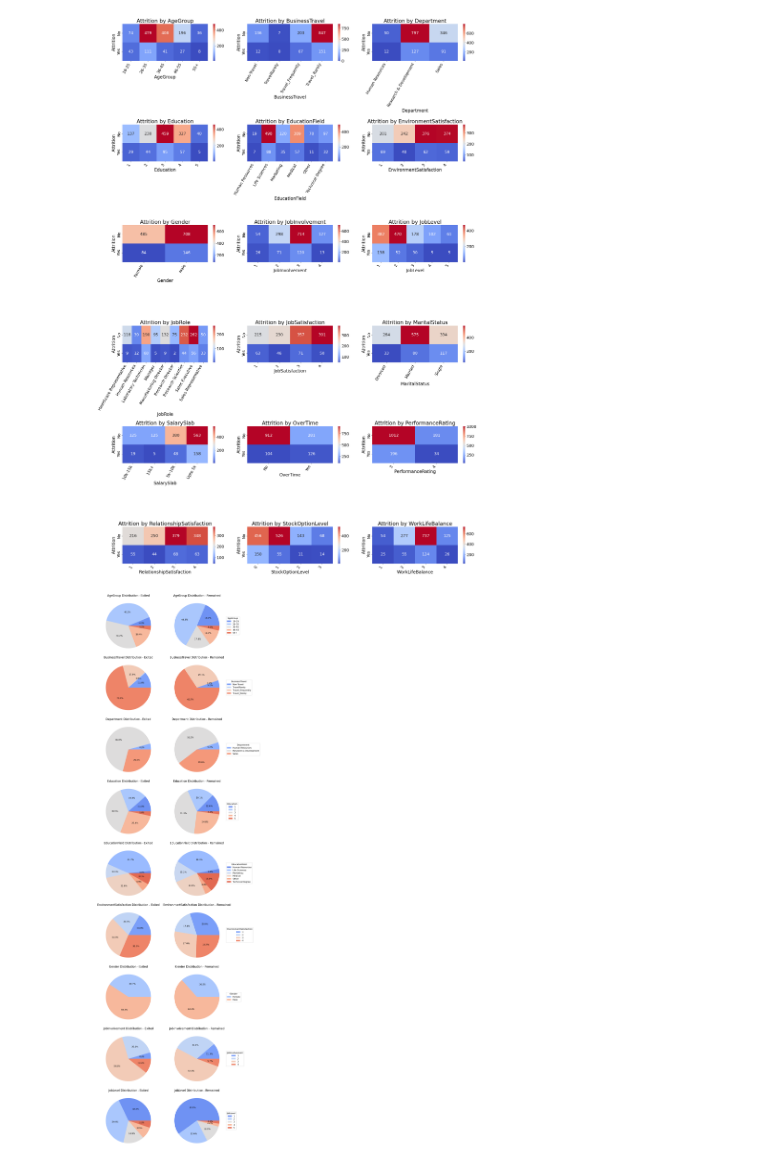
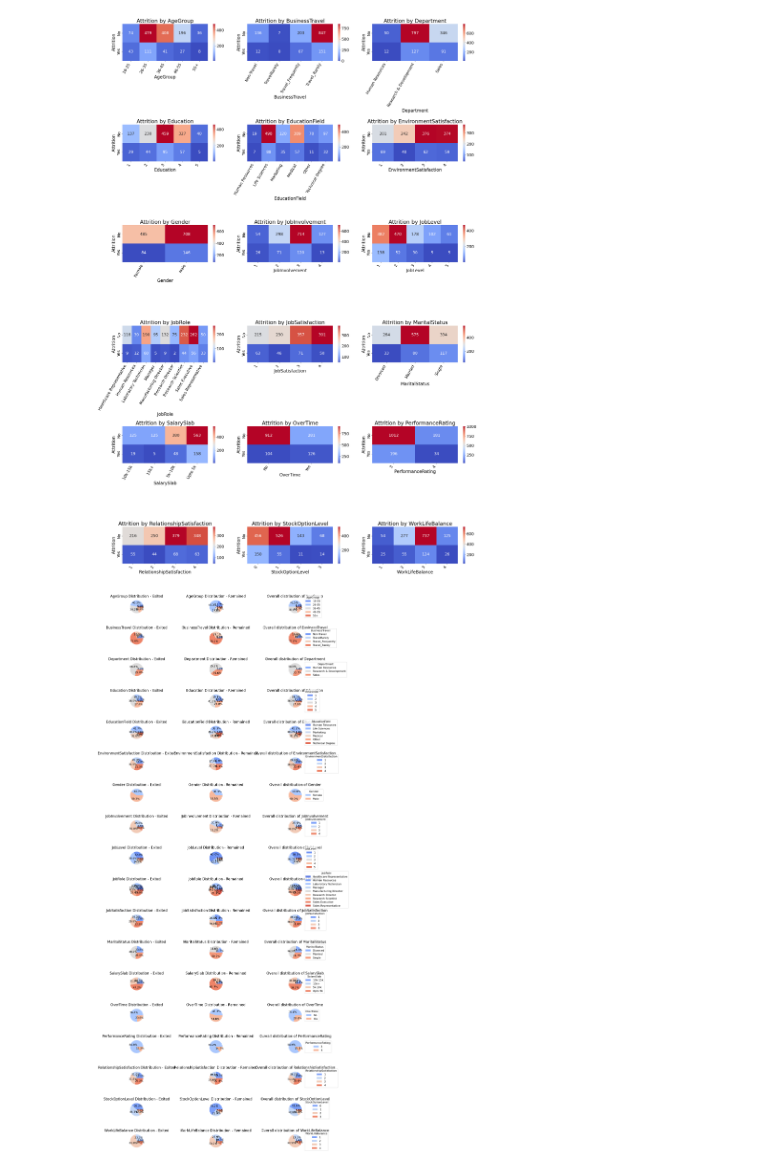
Before and after one commit to SethMoffat/Project_1, a Jupyter notebook: explore.ipynb, the cells around one changed output. Cells and saved outputs as stored; diff of their text form; code cells hidden in the pictures.

```diff
--- a/explore.ipynb
+++ b/explore.ipynb
@@ -292,15 +292,12 @@ plt.close()
 plt.rcParams['font.size'] = 12
 plt.rcParams['axes.titlesize'] = 16
 
-cols_per_row = 2
-offset = 1
-if len(cat_cols) % cols_per_row == 0:
-    offset = 0
+cols_per_row = 3
 
 fig, axes = plt.subplots(
-    nrows=len(cat_cols)//cols_per_row + offset,
+    nrows=len(cat_cols), # we dont want to be diviing by 3 here since the 3 plots in each row are for yes/no/overall, rather than col1,col2,col3
     ncols=cols_per_row,
-    figsize=(15, len(cat_cols)*2.5)
+    figsize=(20, len(cat_cols)*2)
 )
 
 # Flatten axes array for easy iteration
@@ -311,32 +308,39 @@ for col in cat_cols:
     # Group data by Attrition and the current categorical column
     attrition_by_col = df.groupby(['Attrition', col]).size().unstack(fill_value=0)
 
     # Create a pie chart for "No" in Attrition
     no_counts = attrition_by_col.loc['No']
     wedges_no, texts_no, autotexts_no = axes[plot_index].pie(no_counts, autopct='%1.1f%%', colors=sns.color_palette('coolwarm', len(no_counts)))
     axes[plot_index].set_title(f'{col} Distribution - Exited')
+    # axes[plot_index].legend(wedges_no, no_counts.index, title=col, loc="center left", bbox_to_anchor=(1, 0.5))
 
 
     plot_index += 1  # Increment plot index
 
     # Create a pie chart for "Yes" in Attrition
     yes_counts = attrition_by_col.loc['Yes']
     wedges_yes, texts_yes, autotexts_yes = axes[plot_index].pie(yes_counts, autopct='%1.1f%%', colors=sns.color_palette('coolwarm', len(yes_counts)))
     axes[plot_index].set_title(f'{col} Distribution - Remained')
-    axes[plot_index].legend(wedges_yes, yes_counts.index, title=col, loc="center left", bbox_to_anchor=(1, 0.5))
+    # axes[plot_index].legend(wedges_yes, yes_counts.index, title=col, loc="center left", bbox_to_anchor=(1, 0.5))
 
     plot_index += 1  # Increment plot index
 
+    total_counts = no_counts + yes_counts
+    wedges_total, texts_total, autotexts_total = axes[plot_index].pie(total_counts, autopct="%1.1f%%", colors=sns.color_palette('coolwarm', len(total_counts)))
+    axes[plot_index].set_title(f'Overall distribution of {col}')
+    axes[plot_index].legend(wedges_total, total_counts.index, title=col, loc="center left", bbox_to_anchor=(1, 0.5))
+
+    plot_index += 1  # Increment plot index
 
     if plot_index >= len(axes):
         break
 
 # Remove any unused subplots
 for i in range(plot_index, len(axes)):
     fig.delaxes(axes[i])
 
 # Adjust layout to avoid overlap
 plt.tight_layout()
 plt.show()
 # %% [output]
-[figure, old version]
+[figure, new version]
```
